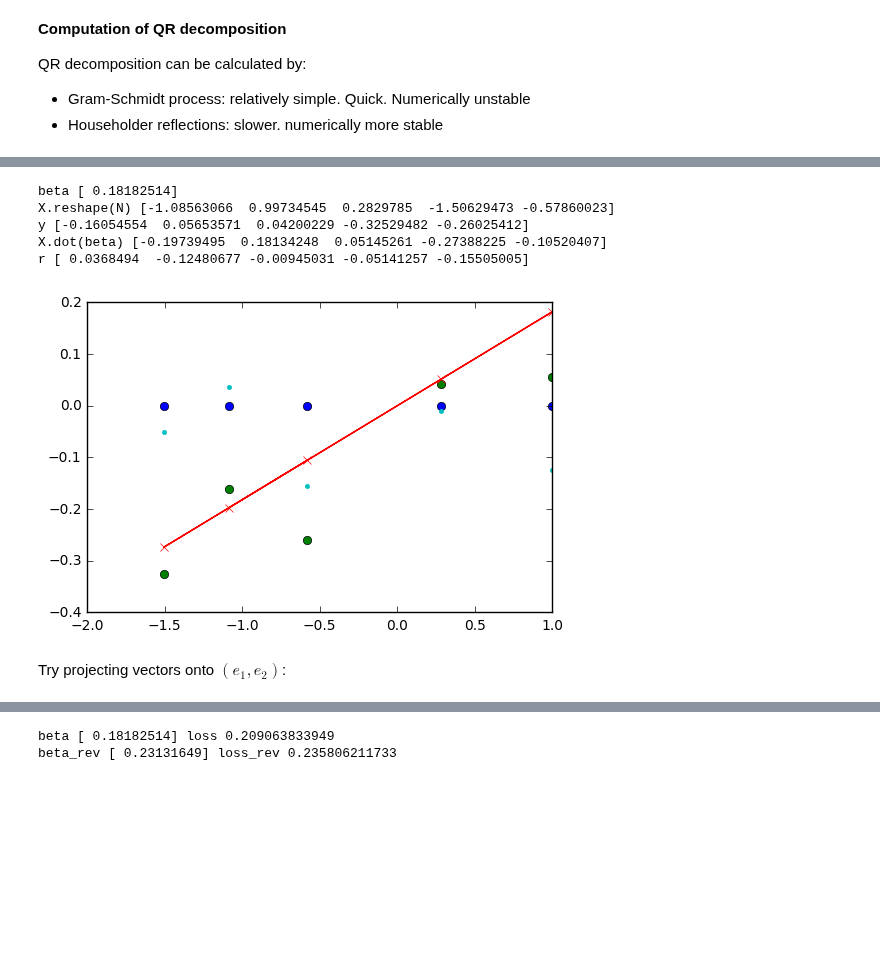
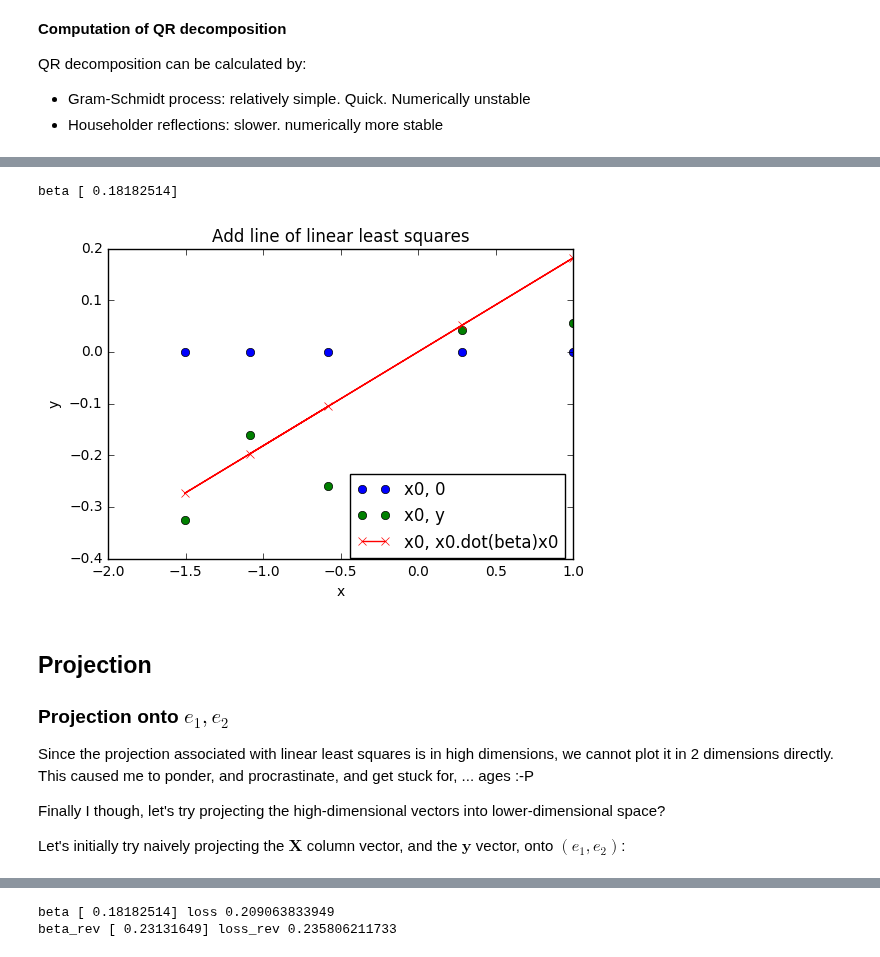
Before and after one commit to hughperkins/selfstudy-IBP, a Jupyter notebook: maths/wiki_linearleastsquares.ipynb, the cells around one changed output, grey strips where cells are left out. Drawn from its saved outputs; the diff is of its cells as text; code cells hidden in the pictures; blank space fills up the shorter version.

```diff
--- a/maths/wiki_linearleastsquares.ipynb
+++ b/maths/wiki_linearleastsquares.ipynb
@@ -340,25 +352,27 @@ y
 # %%
 beta = np.linalg.inv(X.T.dot(X)).dot(X.T.dot(y))
 print('beta', beta)
-plt.plot(X.reshape(N), np.zeros(N), 'o')
-plt.plot(X.reshape(N), y, 'o')
-plt.plot(X.reshape(N), X.dot(beta), 'x-')
-r = y - X.dot(beta)
-print('X.reshape(N)', X.reshape(N))
-print('y', y)
-print('X.dot(beta)', X.dot(beta))
-print('r', r)
-plt.plot(X.reshape(N), r, '.')
+plt.plot(X.reshape(N), np.zeros(N), 'o', label='x0, 0')
+plt.plot(X.reshape(N), y, 'o', label='x0, y')
+plt.plot(X.reshape(N), X.dot(beta), 'x-', label='x0, x0.dot(beta)x0')
+plt.xlabel('x')
+plt.ylabel('y')
+plt.title('Add line of linear least squares')
+plt.legend(bbox_to_anchor=(1.0, 0.3))
 plt.show()
 # %% [output]
 beta [ 0.18182514]
-X.reshape(N) [-1.08563066  0.99734545  0.2829785  -1.50629473 -0.57860023]
-y [-0.16054554  0.05653571  0.04200229 -0.32529482 -0.26025412]
-X.dot(beta) [-0.19739495  0.18134248  0.05145261 -0.27388225 -0.10520407]
-r [ 0.0368494  -0.12480677 -0.00945031 -0.05141257 -0.15505005]
-[figure, old version]
+[figure, new version]
-# %% [markdown]
-Try projecting vectors onto $(e_1, e_2)$:
+# %% [markdown]
+## Projection
+
+### Projection onto $e_1, e_2$
+
+Since the projection associated with linear least squares is in high dimensions, we cannot plot it in 2 dimensions directly.  This caused me to ponder, and procrastinate, and get stuck for, ... ages :-P
+
+Finally I though, let's try projecting the high-dimensional vectors into lower-dimensional space?
+
+Let's initially try naively projecting the $\mathbf{X}$ column vector, and the $\mathbf{y}$ vector, onto $(e_1, e_2)$:
 # %%
 import mylib
 import importlib
```
Also changed, not shown: parts of 37 cells of this notebook, 1 other file.
